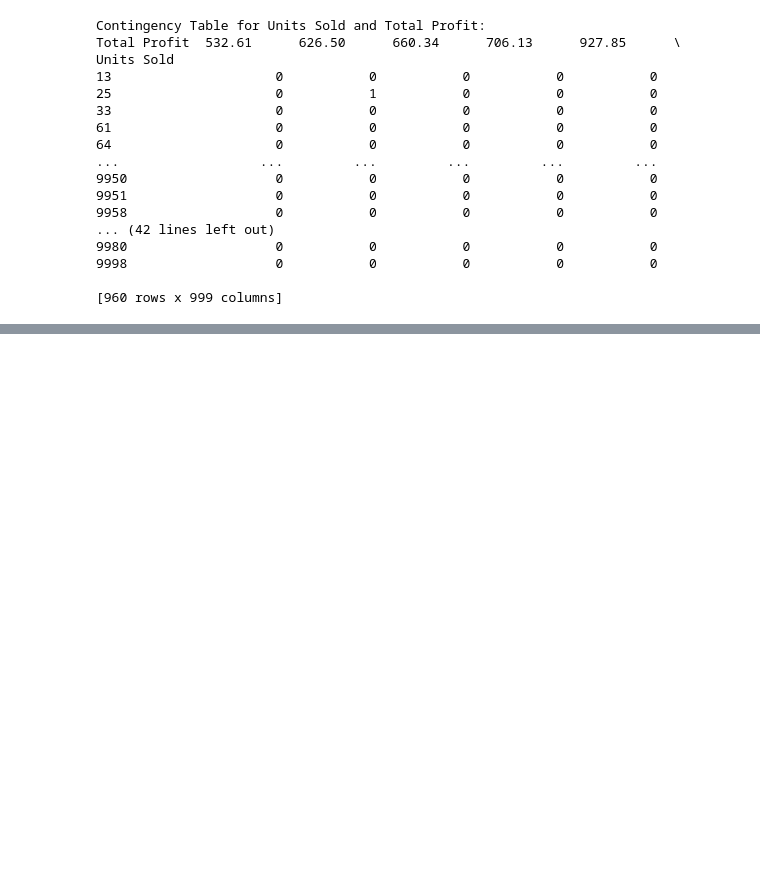
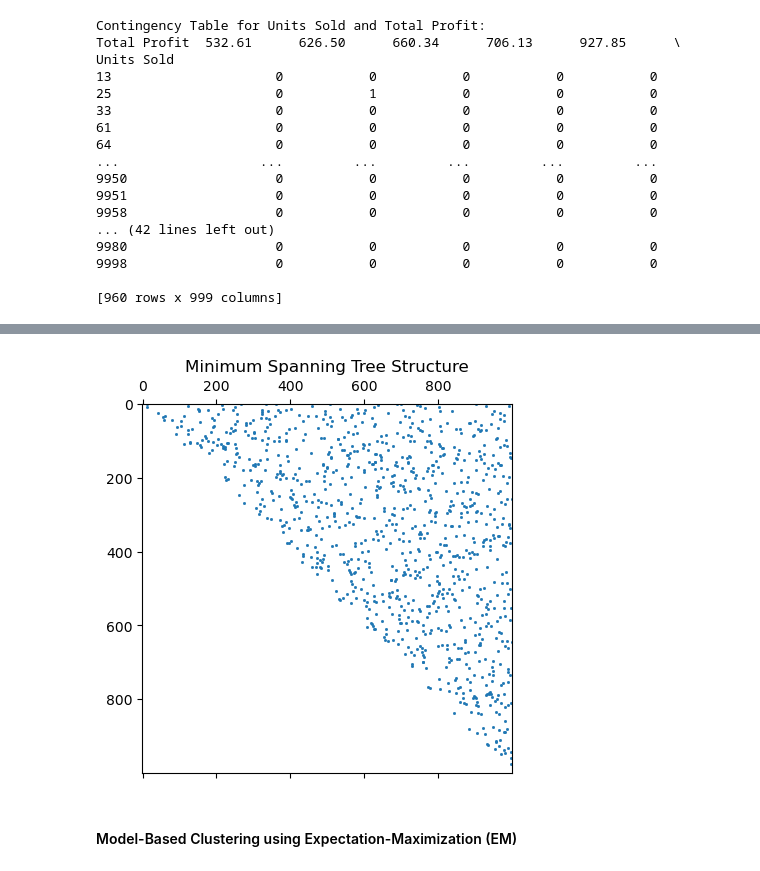
Before and after one commit to Manojkumar2002003/21BDS0252_EDA, a Jupyter notebook: 21BDS0252_EDA_DigitalAssignment.ipynb, the cells around one changed output, grey strips where cells are left out. Saved outputs shown, nothing was run; the diff lists cells and outputs as text; code cells hidden in the pictures; blank space fills up the shorter version.

```diff
--- a/21BDS0252_EDA_DigitalAssignment.ipynb
+++ b/21BDS0252_EDA_DigitalAssignment.ipynb
@@ -283,0 +349,11 @@ Units Sold
+# %%
+dist_matrix = distance_matrix(data_scaled, data_scaled)
+mst = minimum_spanning_tree(dist_matrix)
+# %%
+plt.spy(mst, markersize=1)
+plt.title("Minimum Spanning Tree Structure")
+plt.show()
+# %% [output]
+[figure, added]
+# %% [markdown]
+#### Model-Based Clustering using Expectation-Maximization (EM)
```
Also changed, not shown: parts of 37 cells of this notebook.
